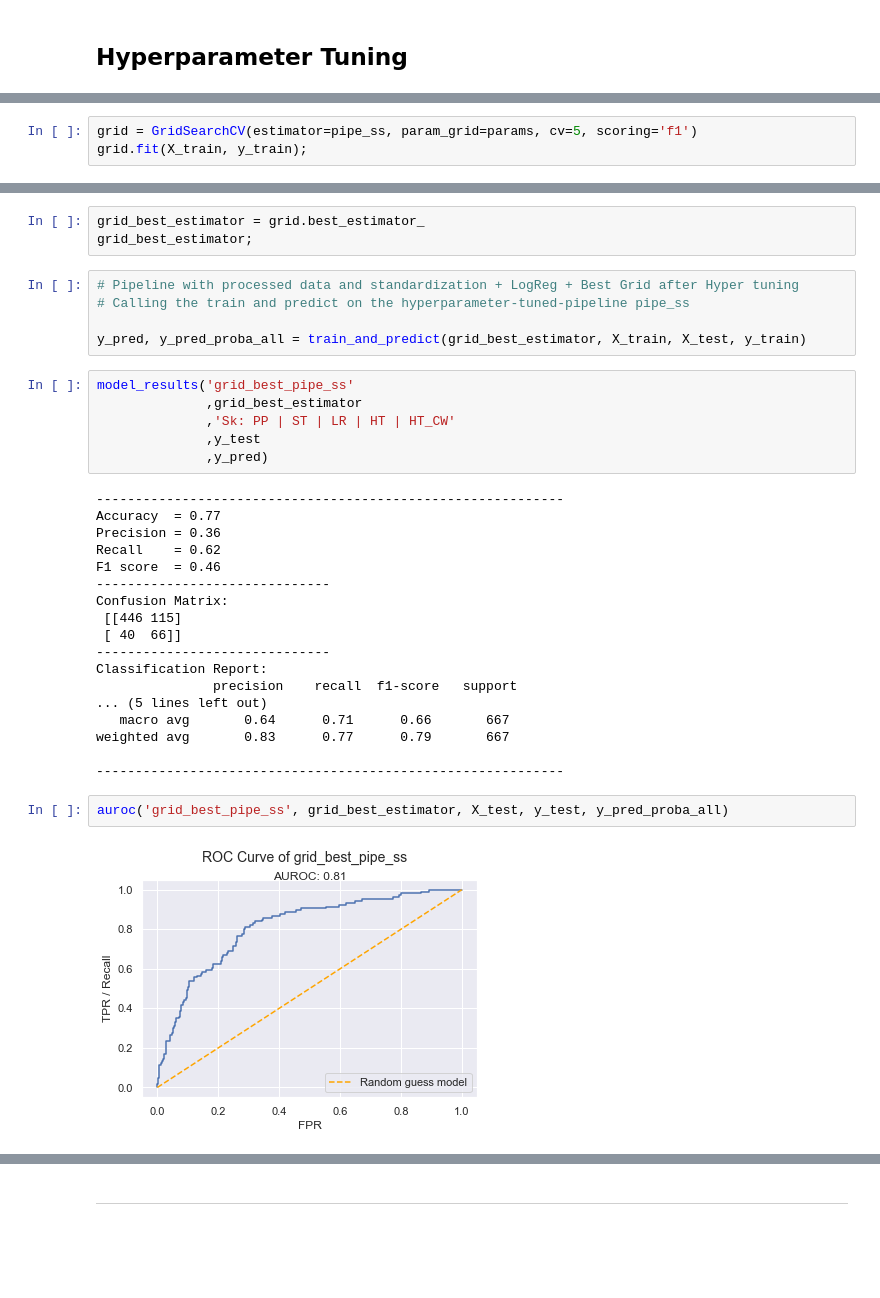
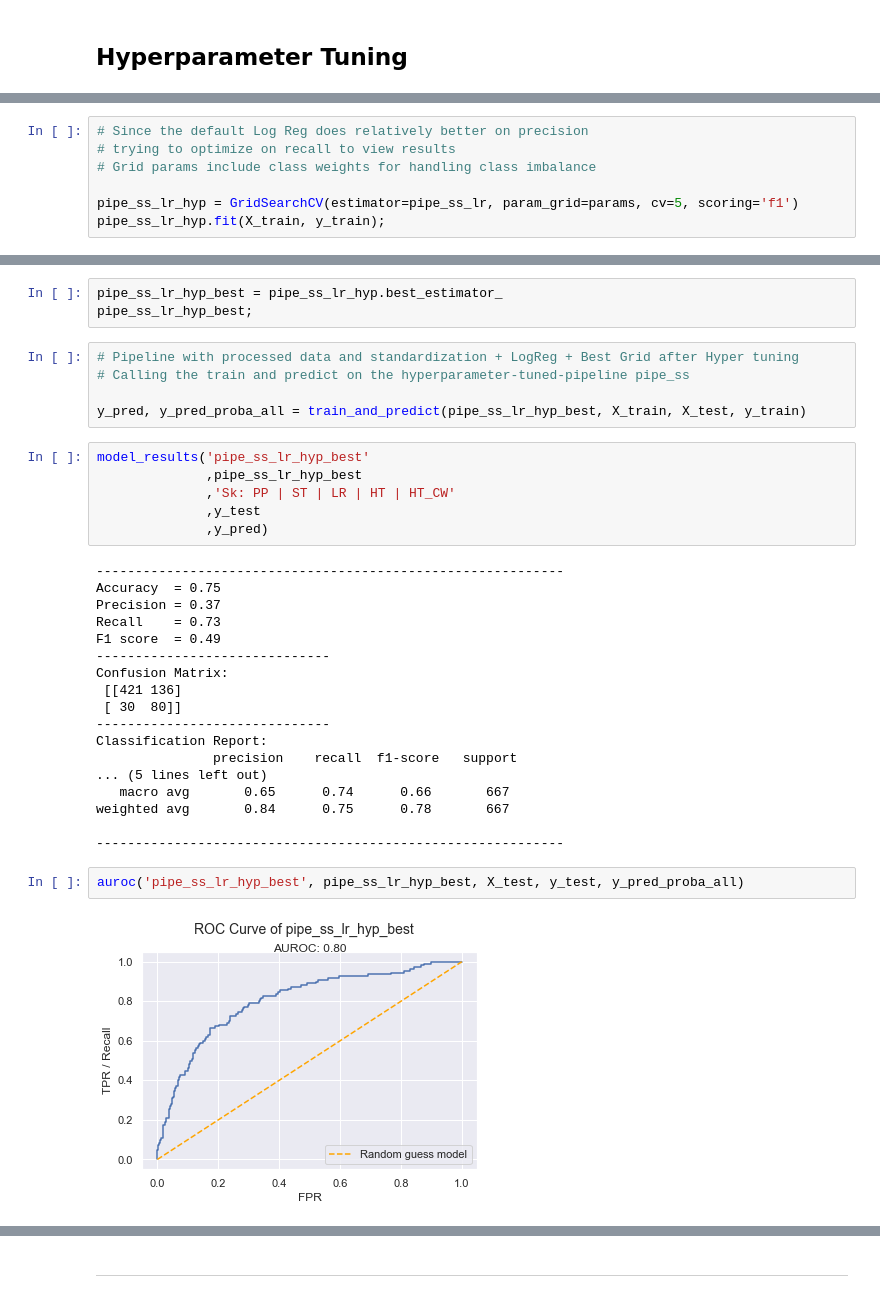
Before and after one commit to ashish-sharma-as/Customer_Churn, a Jupyter notebook: customer_churn.ipynb, the cells around one changed output, grey strips where cells are left out. Saved outputs shown, nothing was run; the diff lists cells and outputs as text; blank space fills up the shorter version.

```diff
--- a/customer_churn.ipynb
+++ b/customer_churn.ipynb
@@ -1175,8 +1178,12 @@ params
  'logisticregression__class_weight': [{0: 1, 1: 5},
   {0: 1, 1: 10},
   {0: 5, 1: 1}]}
-# %%
-grid = GridSearchCV(estimator=pipe_ss, param_grid=params, cv=5, scoring='f1')
-grid.fit(X_train, y_train);
+# %%
+# Since the default Log Reg does relatively better on precision
+# trying to optimize on recall to view results
+# Grid params include class weights for handling class imbalance
+
+pipe_ss_lr_hyp = GridSearchCV(estimator=pipe_ss_lr, param_grid=params, cv=5, scoring='f1')
+pipe_ss_lr_hyp.fit(X_train, y_train);
 # %%
 # Best score and parameters
@@ -1190,42 +1197,42 @@ grid.best_params_
  'logisticregression__class_weight': {0: 1, 1: 5},
  'logisticregression__max_iter': 100,
  'logisticregression__solver': 'liblinear'}
-# %%
-grid_best_estimator = grid.best_estimator_
-grid_best_estimator;
+# %%
+pipe_ss_lr_hyp_best = pipe_ss_lr_hyp.best_estimator_
+pipe_ss_lr_hyp_best;
 # %%
 # Pipeline with processed data and standardization + LogReg + Best Grid after Hyper tuning
 # Calling the train and predict on the hyperparameter-tuned-pipeline pipe_ss
 
-y_pred, y_pred_proba_all = train_and_predict(grid_best_estimator, X_train, X_test, y_train)
+y_pred, y_pred_proba_all = train_and_predict(pipe_ss_lr_hyp_best, X_train, X_test, y_train)
 # %%
-model_results('grid_best_pipe_ss'
-              ,grid_best_estimator
+model_results('pipe_ss_lr_hyp_best'
+              ,pipe_ss_lr_hyp_best
               ,'Sk: PP | ST | LR | HT | HT_CW'
               ,y_test
               ,y_pred)
 # %% [output]
 ------------------------------------------------------------
-Accuracy  = 0.77
-Precision = 0.36
-Recall    = 0.62
-F1 score  = 0.46
+Accuracy  = 0.75
+Precision = 0.37
+Recall    = 0.73
+F1 score  = 0.49
 ------------------------------
 Confusion Matrix:
- [[446 115]
- [ 40  66]]
+ [[421 136]
+ [ 30  80]]
 ------------------------------
 Classification Report:
                precision    recall  f1-score   support
 ... (5 lines left out)
-   macro avg       0.64      0.71      0.66       667
-weighted avg       0.83      0.77      0.79       667
+   macro avg       0.65      0.74      0.66       667
+weighted avg       0.84      0.75      0.78       667
 
 ------------------------------------------------------------
 # %%
-auroc('grid_best_pipe_ss', grid_best_estimator, X_test, y_test, y_pred_proba_all)
+auroc('pipe_ss_lr_hyp_best', pipe_ss_lr_hyp_best, X_test, y_test, y_pred_proba_all)
 # %% [output]
-[figure, old version]
+[figure, new version]
 # %%
 model_results_df
 # %% [output]
```
Also changed, not shown: parts of 79 cells of this notebook.
